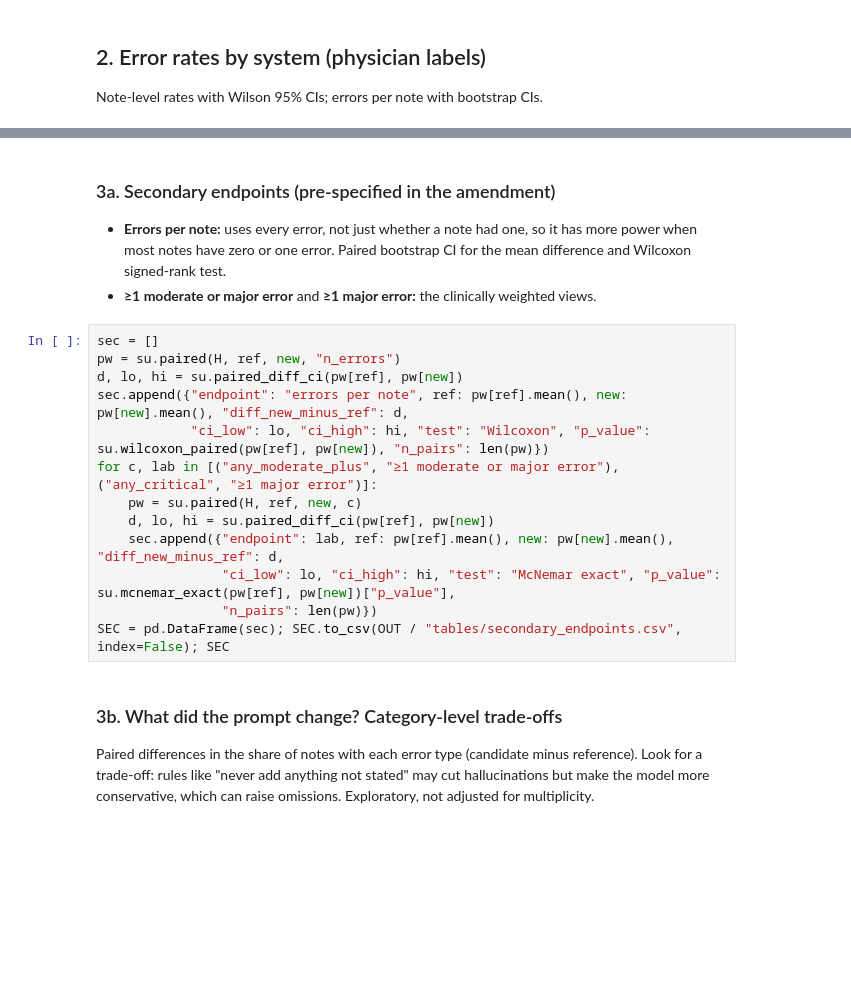
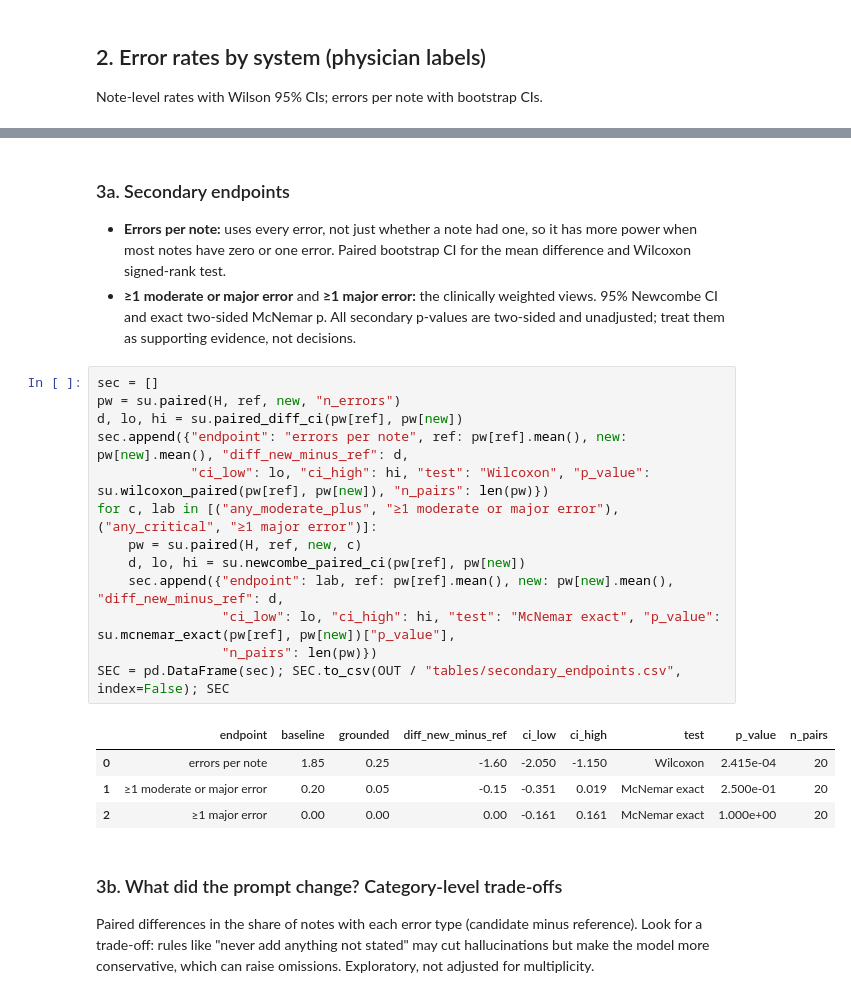
Before and after one commit to mayaremington/llm_clinical_eval, a Jupyter notebook: notebooks/analysis.ipynb, the cells around one changed output, grey strips where cells are left out. Drawn from its saved outputs; the diff is of its cells as text; blank space fills up the shorter version.

```diff
--- a/notebooks/analysis.ipynb
+++ b/notebooks/analysis.ipynb
@@ -95,21 +132,28 @@ pd.DataFrame([{**mc, **dec, "ref": ref, "new": new, "endpoint": col, "n_pairs":
 # %% [markdown]
-### 3a. Secondary endpoints (pre-specified in the amendment)
+### 3a. Secondary endpoints
 - **Errors per note:** uses every error, not just whether a note had one, so it has more power when most
   notes have zero or one error. Paired bootstrap CI for the mean difference and Wilcoxon signed-rank test.
-- **≥1 moderate or major error** and **≥1 major error:** the clinically weighted views.
+- **≥1 moderate or major error** and **≥1 major error:** the clinically weighted views. 95% Newcombe CI and
+  exact two-sided McNemar p.
+All secondary p-values are two-sided and unadjusted; treat them as supporting evidence, not decisions.
 # %%
 sec = []
 pw = su.paired(H, ref, new, "n_errors")
 d, lo, hi = su.paired_diff_ci(pw[ref], pw[new])
 sec.append({"endpoint": "errors per note", ref: pw[ref].mean(), new: pw[new].mean(), "diff_new_minus_ref": d,
             "ci_low": lo, "ci_high": hi, "test": "Wilcoxon", "p_value": su.wilcoxon_paired(pw[ref], pw[new]), "n_pairs": len(pw)})
 for c, lab in [("any_moderate_plus", "≥1 moderate or major error"), ("any_critical", "≥1 major error")]:
     pw = su.paired(H, ref, new, c)
-    d, lo, hi = su.paired_diff_ci(pw[ref], pw[new])
+    d, lo, hi = su.newcombe_paired_ci(pw[ref], pw[new])
     sec.append({"endpoint": lab, ref: pw[ref].mean(), new: pw[new].mean(), "diff_new_minus_ref": d,
                 "ci_low": lo, "ci_high": hi, "test": "McNemar exact", "p_value": su.mcnemar_exact(pw[ref], pw[new])["p_value"],
                 "n_pairs": len(pw)})
 SEC = pd.DataFrame(sec); SEC.to_csv(OUT / "tables/secondary_endpoints.csv", index=False); SEC
+# %% [output]
+|  | endpoint | baseline | grounded | diff_new_minus_ref | ci_low | ci_high | test | p_value | n_pairs |
+| 0 | errors per note | 1.85 | 0.25 | -1.60 | -2.050 | -1.150 | Wilcoxon | 2.415e-04 | 20 |
+| 1 | ≥1 moderate or major error | 0.20 | 0.05 | -0.15 | -0.351 | 0.019 | McNemar exact | 2.500e-01 | 20 |
+| 2 | ≥1 major error | 0.00 | 0.00 | 0.00 | -0.161 | 0.161 | McNemar exact | 1.000e+00 | 20 |
 # %% [markdown]
 ### 3b. What did the prompt change? Category-level trade-offs
 Paired differences in the share of notes with each error type (candidate minus reference).
```
Also changed, not shown: parts of 18 cells of this notebook, 2 other files.
